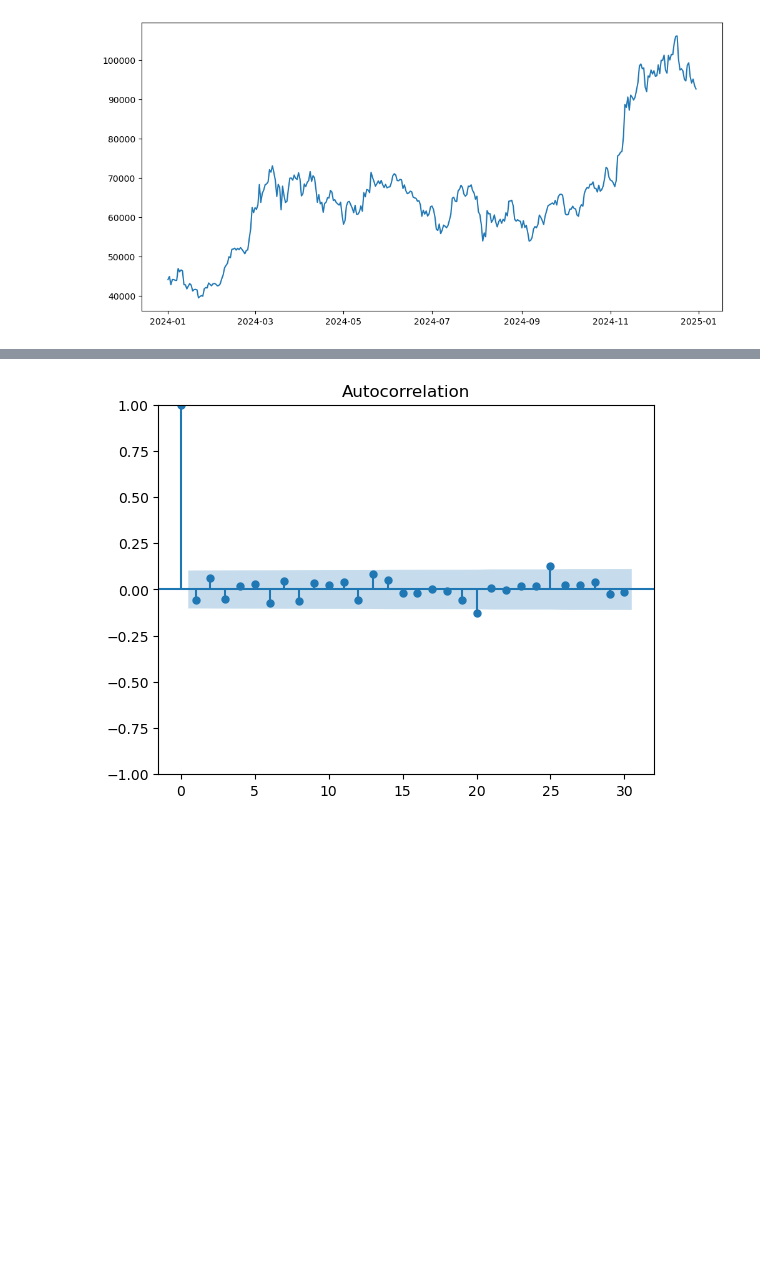
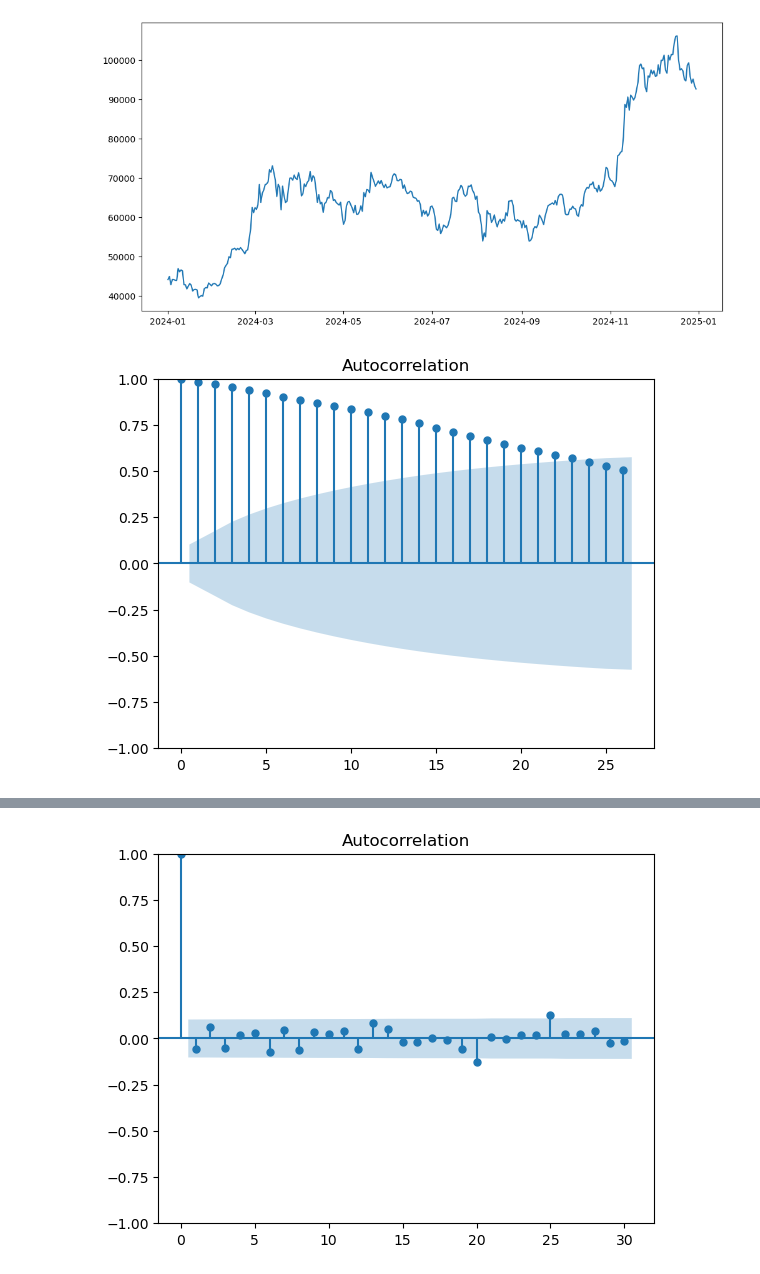
Before and after one commit to bhanurana430/Stock-Time-Series, a Jupyter notebook: Stock/btc.ipynb, the cells around one changed output, grey strips where cells are left out. Cells and saved outputs as stored; diff of their text form; code cells hidden in the pictures; blank space fills up the shorter version.

```diff
--- a/Stock/btc.ipynb
+++ b/Stock/btc.ipynb
@@ -22,3 +22,7 @@ plt.plot(df['BTC-USD'])
 # %% [output]
 [<matplotlib.lines.Line2D at 0x...>]
 [figure]
+# %%
+acf = plot_acf(df['BTC-USD'].dropna())
+# %% [output]
+[figure, added]
```
Also changed, not shown: parts of 4 cells of this notebook, 1 other file.
